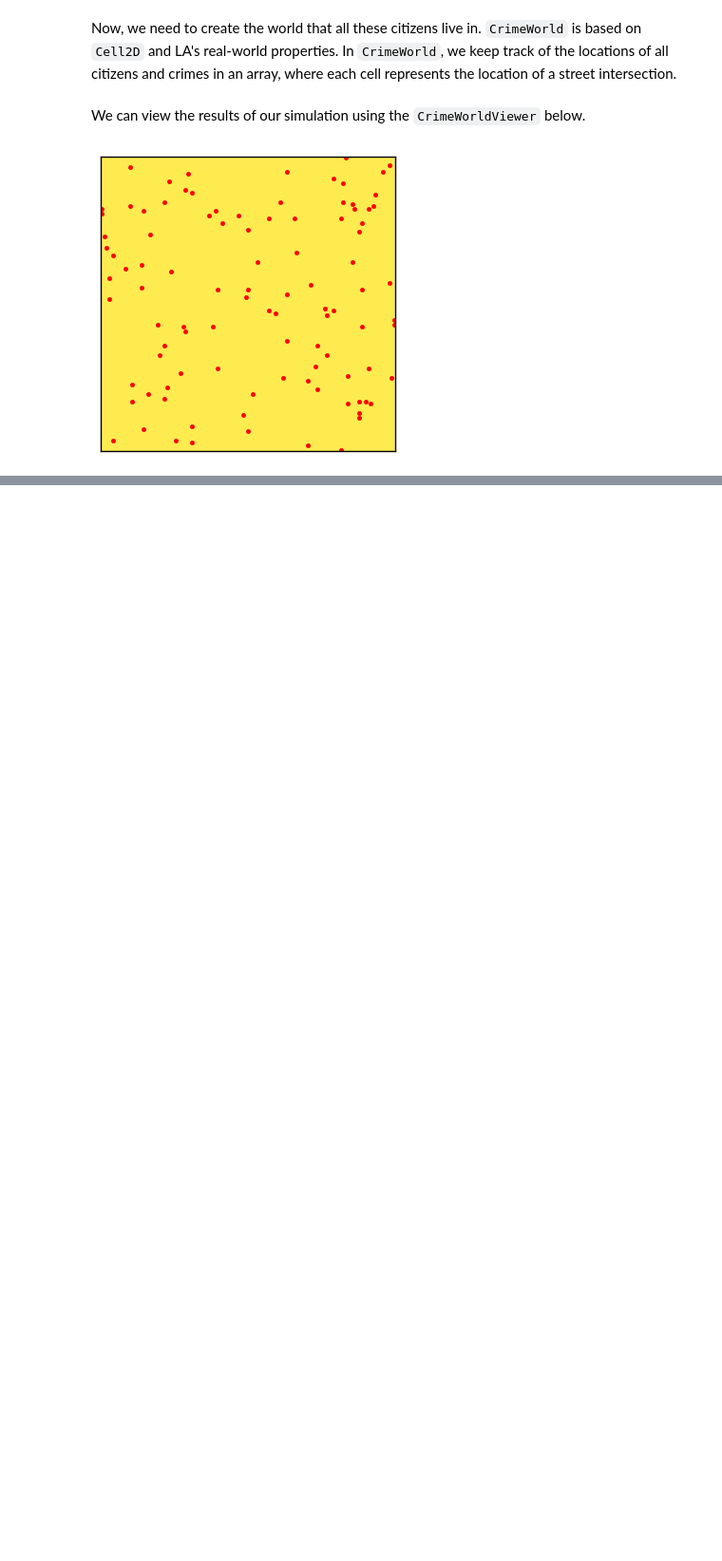
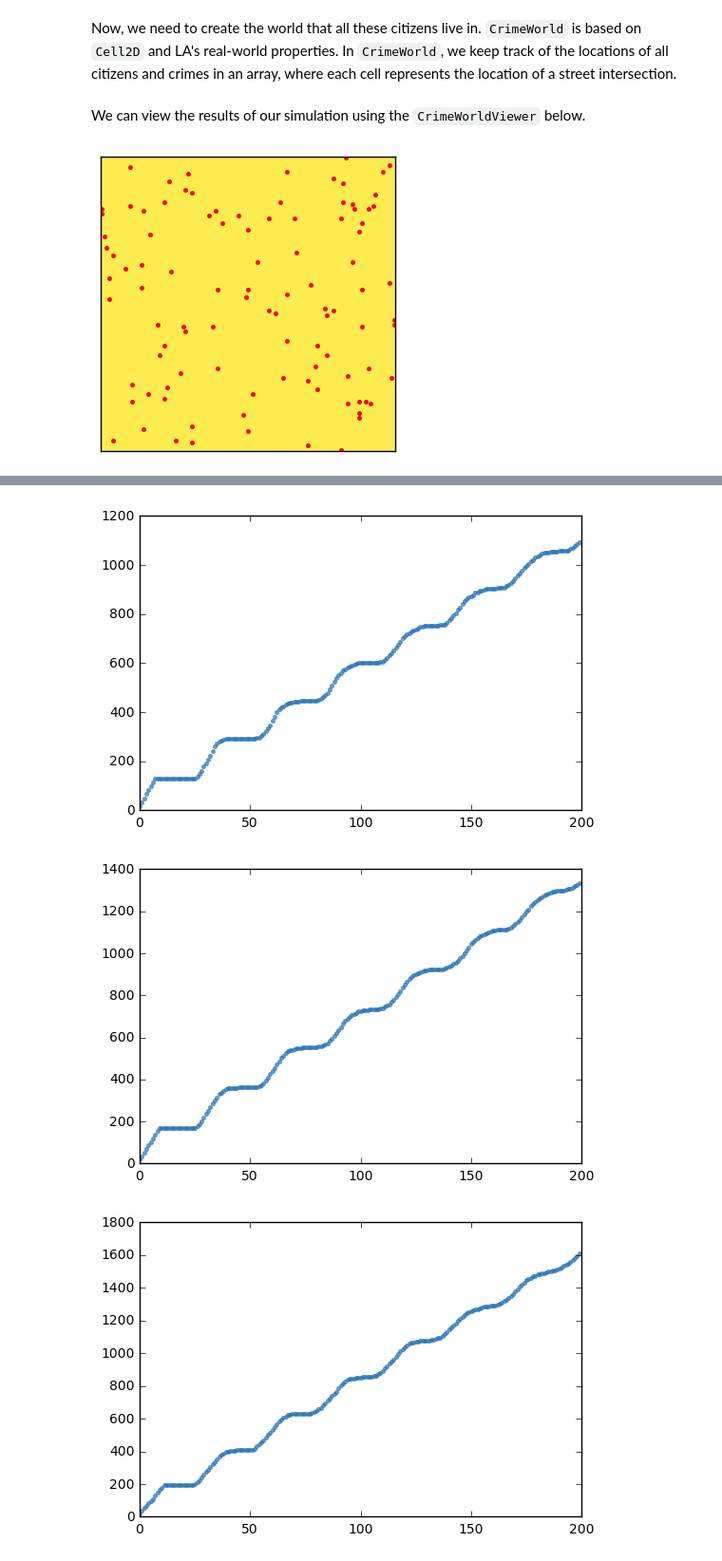
Before and after one commit to ericasaywhat/SmoothCriminals, a Jupyter notebook: code/crimeworldnotebook.ipynb, the cells around one changed output, grey strips where cells are left out. Shown at 95% size. Saved outputs shown, nothing was run; the diff lists cells and outputs as text; code cells hidden in the pictures; blank space fills up the shorter version.

```diff
--- a/code/crimeworldnotebook.ipynb
+++ b/code/crimeworldnotebook.ipynb
@@ -268,0 +272,15 @@ plt.show()
+# %%
+times_from_home = [0.3, 0.4, 0.5, 0.6, 0.7]
+for time in times_from_home:
+    env = CrimeWorld(127, num_citizens=100, prop_criminals=0.2, num_police=15, time_from_home = time)
+    viewer = CrimeWorldViewer(env)
+    thinkplot.plot(env.rob_count_seq)
+    for i in range(200):
+        env.step()
+
+    thinkplot.plot(env.rob_count_seq, style='.')
+    plt.show()
+# %% [output]
+[figure, added]
+[figure, added]
+[figure, added]
```
Also changed, not shown: parts of 5 cells of this notebook.
